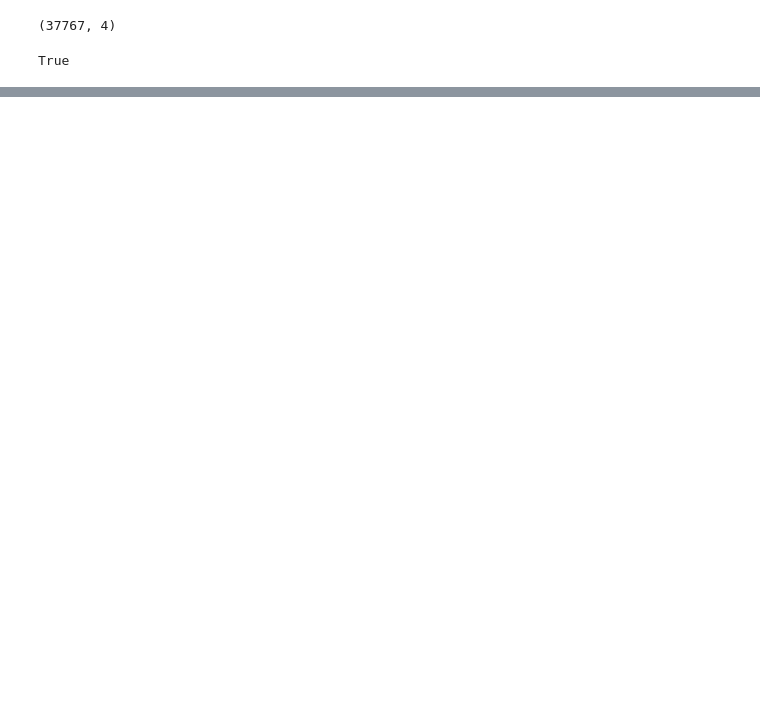
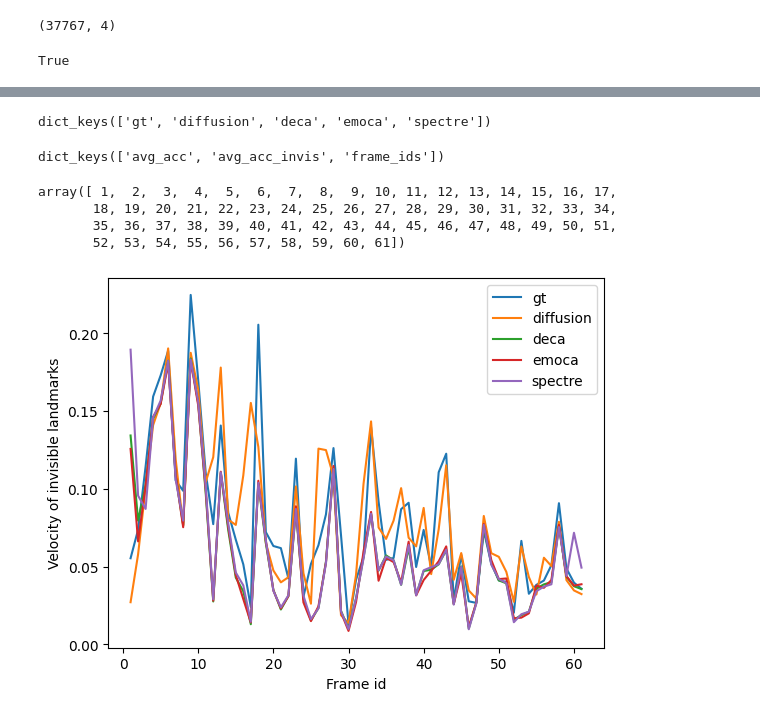
Before and after one commit to EvelynQIN/OccluFaceDiff, a Jupyter notebook: read_data.ipynb, the cells around one changed output, grey strips where cells are left out. Saved outputs shown, nothing was run; the diff lists cells and outputs as text; code cells hidden in the pictures; blank space fills up the shorter version.

```diff
--- a/read_data.ipynb
+++ b/read_data.ipynb
@@ -568,0 +579,35 @@ with open(os.path.join(processed_folder, 'video_list_test.pkl'), 'rb') as f:
+# %%
+motion_id = 'M003/front/disgusted/level_2/028'
+exp_name = 'mouth'
+vis_folder = 'vis_result/diffusion_Transformer_768d_cat_mediapipelmk_FLINT_testsplit_largeocc'
+acc_path = os.path.join(vis_folder, exp_name, f"acceleration/{motion_id}_acc.npy")
+acc_dict = np.load(acc_path, allow_pickle=True)[()]
+# %%
+acc_dict.keys()
+# %% [output]
+dict_keys(['gt', 'diffusion', 'deca', 'emoca', 'spectre'])
+# %%
+acc_dict['gt'].keys()
+# %% [output]
+dict_keys(['avg_acc', 'avg_acc_invis', 'frame_ids'])
+# %%
+acc_dict['gt']['frame_ids']
+# %% [output]
+array([ 1,  2,  3,  4,  5,  6,  7,  8,  9, 10, 11, 12, 13, 14, 15, 16, 17,
+       18, 19, 20, 21, 22, 23, 24, 25, 26, 27, 28, 29, 30, 31, 32, 33, 34,
+       35, 36, 37, 38, 39, 40, 41, 42, 43, 44, 45, 46, 47, 48, 49, 50, 51,
+       52, 53, 54, 55, 56, 57, 58, 59, 60, 61])
+# %%
+x = [i+1 for i in range(0, len(acc_dict['gt']['avg_acc']))] # frame id
+
+for model in acc_dict:
+    y = acc_dict[model]['avg_acc_invis']
+    plt.plot(x, y, label=model)
+# plt.plot(x,k1,'s-',color = 'r',label="ATT-RLSTM")#s-:方形
+# plt.plot(x,k2,'o-',color = 'g',label="CNN-RLSTM")#o-:圆形
+plt.xlabel("Frame id")#横坐标名字
+plt.ylabel("Velocity of invisible landmarks")#纵坐标名字
+plt.legend(loc = "best")#图例
+plt.show()
+# %% [output]
+[figure, added]
```
Also changed, not shown: parts of 4 cells of this notebook, 36 other files.
